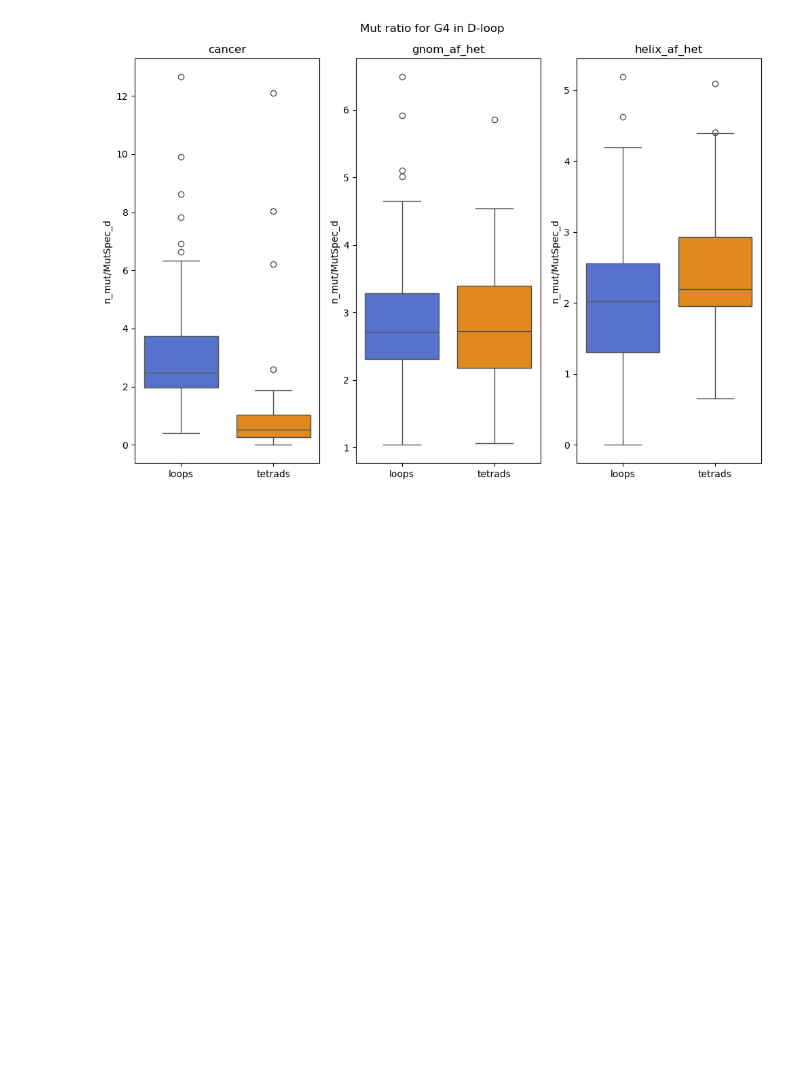
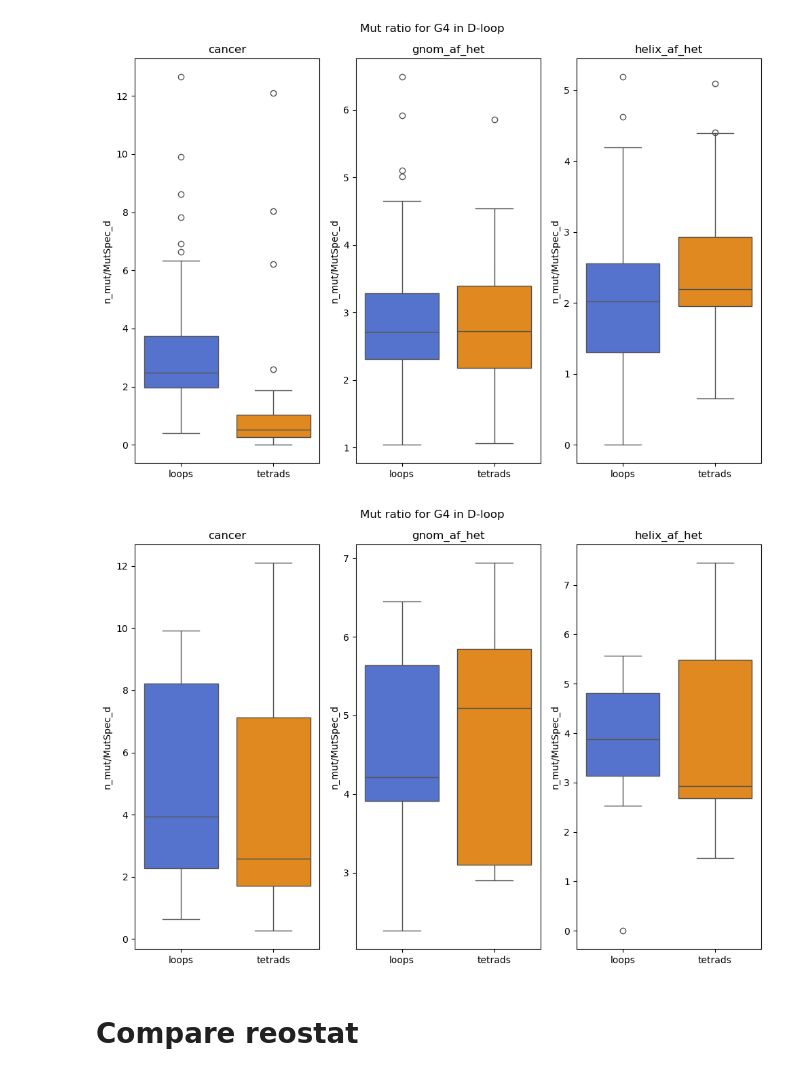
Before and after one commit to mitoclub/G4MutSpec, a Jupyter notebook: notebooks/Common_plot_for_Mut_ratio.ipynb, the cells around one changed output. Saved outputs shown, nothing was run; the diff lists cells and outputs as text; code cells hidden in the pictures; blank space fills up the shorter version.

```diff
--- a/notebooks/Common_plot_for_Mut_ratio.ipynb
+++ b/notebooks/Common_plot_for_Mut_ratio.ipynb
@@ -392,3 +473,41 @@ plt.tight_layout()
 plt.show()
 # %% [output]
 [figure]
+# %%
+fig, axs = plt.subplots(1, 3, figsize=(10, 7))
+data_name_list = ['cancer', 'gnom_af_het', 'helix_af_het', 'mus']
+df_list = [[df_loop_cancer[df_loop_cancer['G4_id'].isin(g4_in_dloop)], df_tetrads_cancer[df_tetrads_cancer['G4_id'].isin(g4_in_dloop)]],
+           [df_loops_gnom_af_het[df_loops_gnom_af_het['G4_id'].isin(g4_in_dloop)], df_tetrads_gnom_af_het[df_tetrads_gnom_af_het['G4_id'].isin(g4_in_dloop)]],
+           [df_loops_helix_af_het[df_loops_helix_af_het['G4_id'].isin(g4_in_dloop)], df_tetrads_helix_af_het[df_tetrads_helix_af_het['G4_id'].isin(g4_in_dloop)]]]
+
+colors = ['royalblue', 'darkorange', 'tomato', 'orchid']
+# order = [-45, -30, -15, 0, 15, 30, 45]
+
+for i, data_name, df in zip([*range(len(data_name_list))], data_name_list, df_list):
+    row = i % 3
+    sns.boxplot(data=df[0],
+                 x='side', y='n_mut/MutSpec_d', ax=axs[row], color=colors[0]) \
+        .set(title=data_name, xlabel=None)
+    sns.boxplot(data=df[1],
+                 x='side', y='n_mut/MutSpec_d', ax=axs[row], color=colors[1]) \
+        .set(title=data_name, xlabel=None)
+
+# axs[1].sharey(axs[0])
+# axs[2].sharey(axs[0])
+
+# # Create custom legend handles and labels
+# handles = [plt.Line2D([], [], color=colors[0]), plt.Line2D([], [], color=colors[1])]
+# labels = ['Loops', 'Tetrads']
+
+# # Add legend with custom handles and labels
+# fig.legend(handles, labels, loc='center left', bbox_to_anchor=(1, 0.5))
+# # axs[0].set_xticklabels(['N upstream', 'G4', 'N downstream'])
+
+plt.suptitle('Mut ratio for G4 in D-loop')
+
+plt.tight_layout()
+plt.show()
+# %% [output]
+[figure, added]
+# %% [markdown]
+# Compare reostat
```
Also changed, not shown: parts of 44 cells of this notebook, 4 other files.
